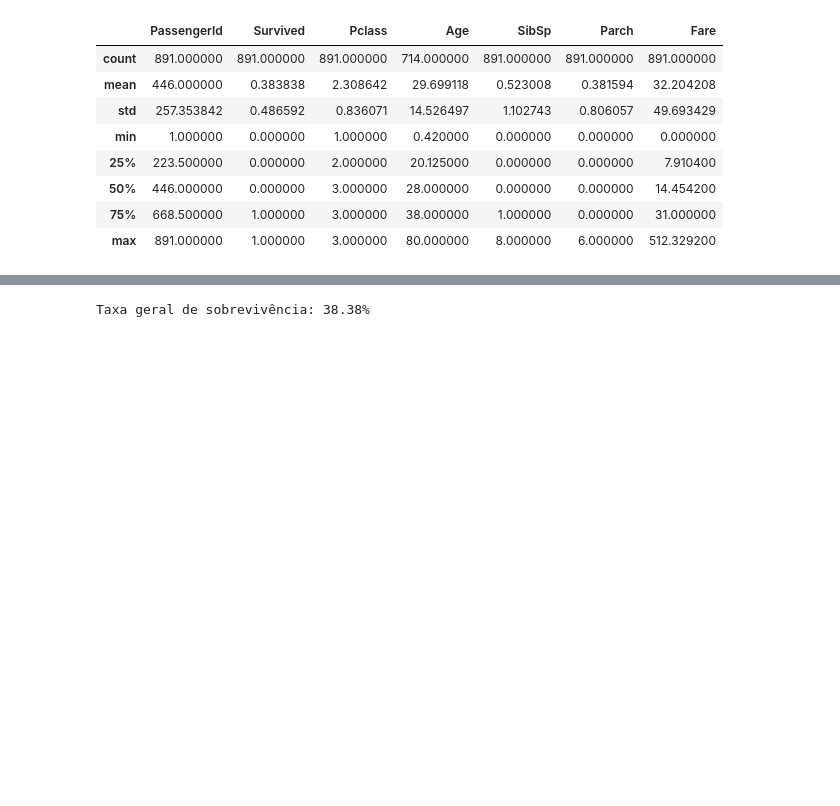
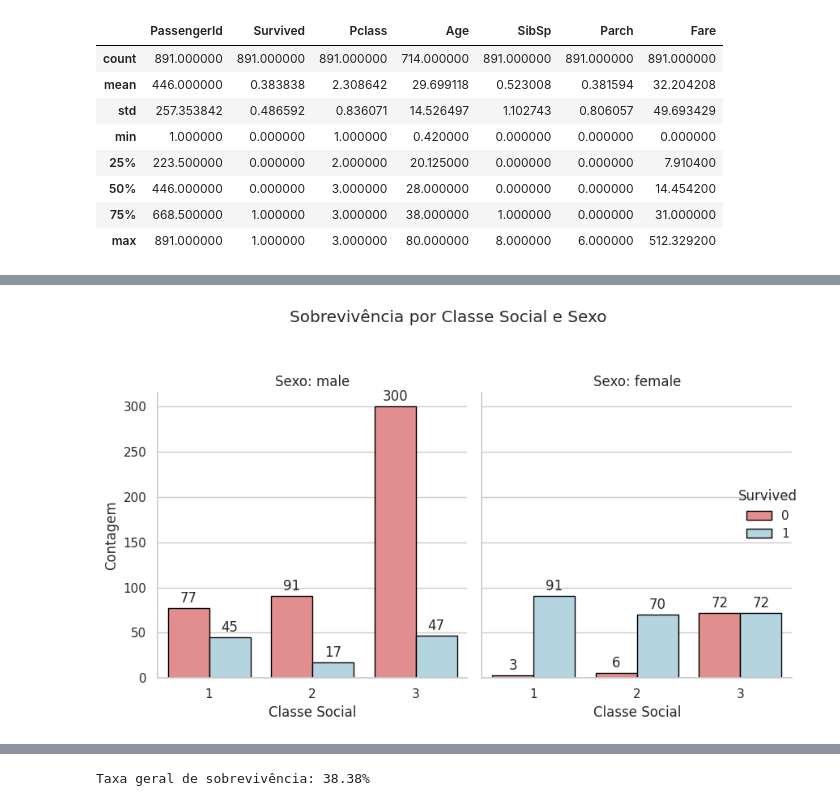
Before and after one commit to Mestrie/DeepLearningBook, a Jupyter notebook: Rede_Neurais_Avaliação_P3.ipynb, the cells around one changed output, grey strips where cells are left out. Saved outputs shown, nothing was run; the diff lists cells and outputs as text; code cells hidden in the pictures; blank space fills up the shorter version.

```diff
--- a/Rede_Neurais_Avaliação_P3.ipynb
+++ b/Rede_Neurais_Avaliação_P3.ipynb
@@ -71,0 +144,34 @@ df.describe()
+# %%
+import seaborn as sns
+import matplotlib.pyplot as plt
+
+# Configuração do estilo
+sns.set(style="whitegrid")
+
+# Cria subplots separados por Sexo
+g = sns.catplot(
+    x='Pclass',          # Classe no eixo X
+    hue='Survived',      # Sobrevivência como cor
+    col='Sex',           # Divide em colunas por Sexo
+    data=df,
+    kind='count',        # Gráfico de contagem
+    palette=['lightcoral', 'lightblue'],  # Cores para Não/Sobreviveu
+    edgecolor='black',   # Borda das barras
+    height=5,            # Altura
+    aspect=0.8           # Proporção
+)
+
+# Títulos e labels
+g.set_axis_labels("Classe Social", "Contagem")
+g.set_titles("Sexo: {col_name}")
+g.fig.suptitle("Sobrevivência por Classe Social e Sexo", y=1.05)
+
+# Adiciona rótulos nas barras
+for ax in g.axes.flat:
+    for container in ax.containers:
+        ax.bar_label(container, label_type='edge', padding=2)
+
+plt.tight_layout()
+plt.show()
+# %% [output]
+[figure, added]
```
Also changed, not shown: parts of 124 cells of this notebook.
